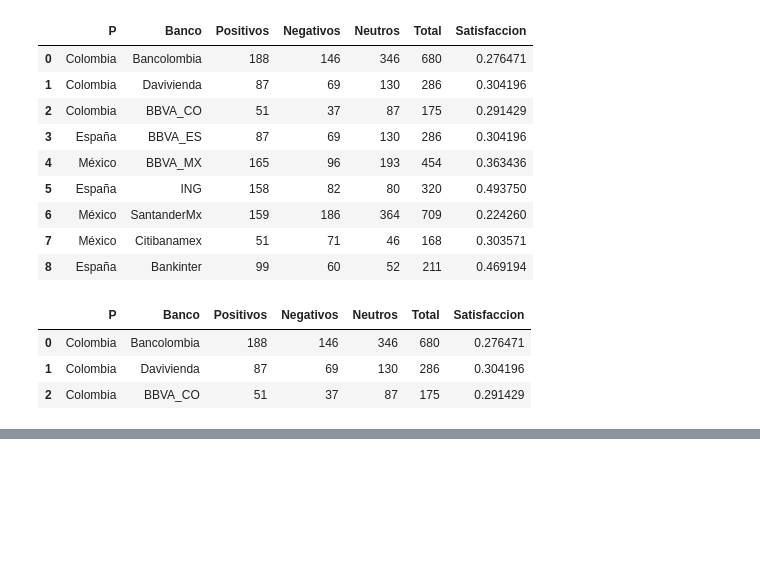
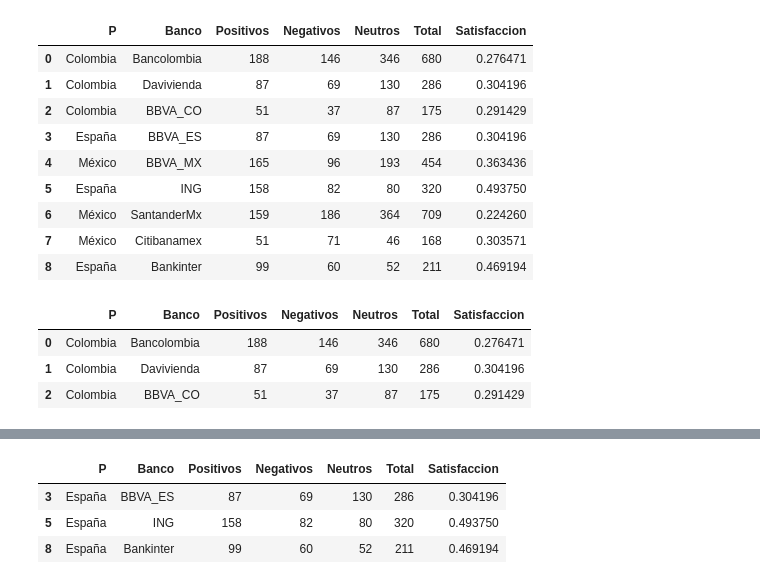
Before and after one commit to alejandrarchbold/Client-Listener, a Jupyter notebook: parte_1/Polaridad_graficos.ipynb, the cells around one changed output, grey strips where cells are left out. Drawn from its saved outputs; the diff is of its cells as text; code cells hidden in the pictures; blank space fills up the shorter version.

```diff
--- a/parte_1/Polaridad_graficos.ipynb
+++ b/parte_1/Polaridad_graficos.ipynb
@@ -35,0 +49,8 @@ fig.show()
+# %%
+df_es = df[df['P']== 'España']
+df_es
+# %% [output]
+|  | P | Banco | Positivos | Negativos | Neutros | Total | Satisfaccion |
+| 3 | España | BBVA_ES | 87 | 69 | 130 | 286 | 0.304196 |
+| 5 | España | ING | 158 | 82 | 80 | 320 | 0.493750 |
+| 8 | España | Bankinter | 99 | 60 | 52 | 211 | 0.469194 |
```
Also changed, not shown: parts of 10 cells of this notebook, 6 other files.
